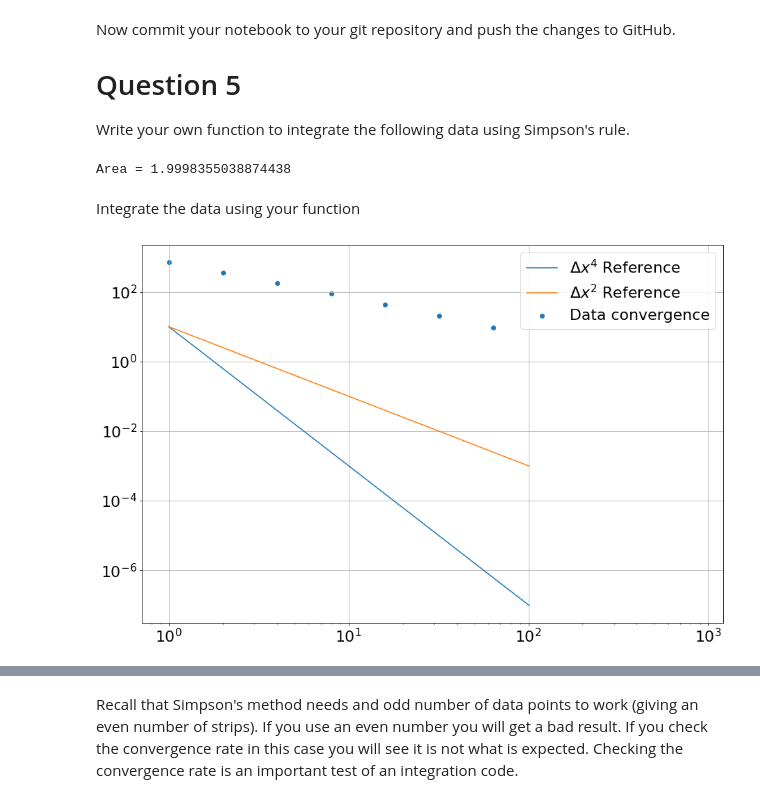
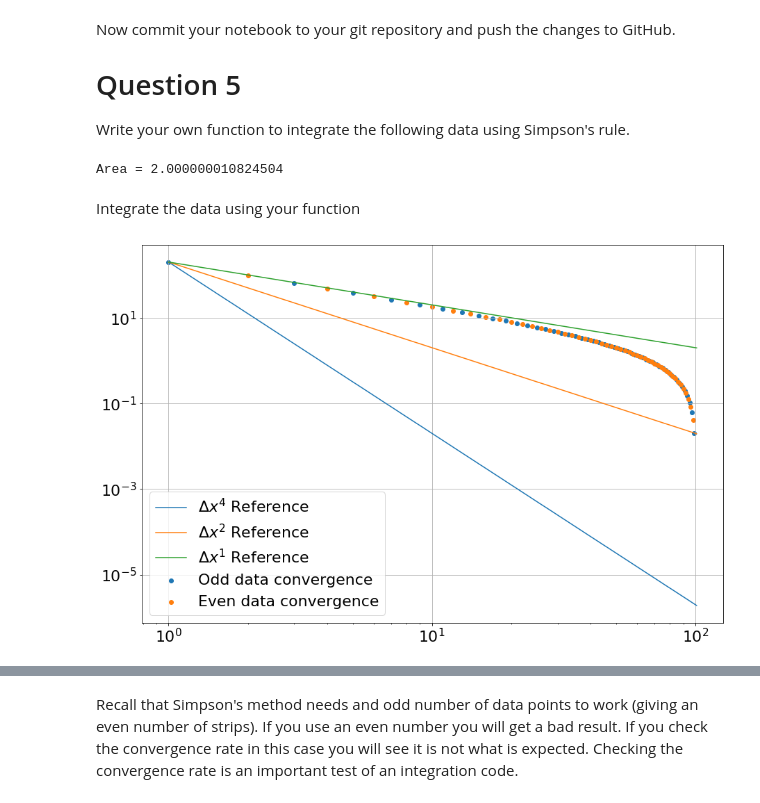
Before and after one commit to Conor-O-Mahony/ACM20030-Assignments, a Jupyter notebook: Assignment 4/Assignment-4.ipynb, the cells around one changed output, grey strips where cells are left out. Cells and saved outputs as stored; diff of their text form; code cells hidden in the pictures.

```diff
--- a/Assignment 4/Assignment-4.ipynb
+++ b/Assignment 4/Assignment-4.ipynb
@@ -286,46 +281,67 @@ y = np.sin(x)
 def SimpsIntegrate(y, x, dx):
     area = 0
     i = 0
-    while i < len(x)-1:
-        area += dx/6*(y[i]+4*((y[i+1]+y[i])/2) + y[i+1])
-        i += 1
+    while i < len(x)-2:
+        area += dx/3*(y[i]+4*y[i+1]+ y[i+2])
+        i += 2
 
     return area
 # %%
 print("Area =",SimpsIntegrate(y, x, dx))
 # %% [output]
-Area = 1.9998355038874438
+Area = 2.000000010824504
 # %% [markdown]
 Integrate the data using your function
 # %%
 I= -np.cos(np.pi) + np.cos(0)
-imax = 10;
+imax = 50
+x = np.linspace(0, np.pi, 101)
+y = np.sin(x)
 
 errSimps = np.empty((imax,2))
 i = 0
-N = 1
+N = 1 #Odd
 while i < imax:
     if N>101:
         break
     else:
         dx=(x[-1]-x[0])/N #Testing convergence by varying the size of delta x
         errSimps[i,0] = N
         errSimps[i,1] = np.abs(SimpsIntegrate(y, x, dx) - I)
 
-        N *= 2
+        N += 2
         i += 1
 
-plt.scatter(errSimps[:,0], errSimps[:,1], label="Data convergence")
+plt.scatter(errSimps[:,0], errSimps[:,1], label="Odd data convergence")
+
+errSimps = np.empty((imax,2))
+i = 0
+N = 2 #Even
+while i < imax:
+    if N>101:
+        break
+    else:
+        dx=(x[-1]-x[0])/N #Testing convergence by varying the size of delta x
+        errSimps[i,0] = N
+        errSimps[i,1] = np.abs(SimpsIntegrate(y, x, dx) - I)
+
+        N += 2
+        i += 1
+
+plt.scatter(errSimps[:,0], errSimps[:,1], label="Even data convergence")
 plt.yscale('log')
 plt.xscale('log')
 plt.grid(True)
 
 x=np.linspace(1,101)
-y=10*x**-4
+y=200*x**-4
 plt.plot(x,y, label="$\Delta x^{4}$ Reference")
 
-y=10*x**-2
+y=200*x**-2
 plt.plot(x,y, label="$\Delta x^{2}$ Reference")
+
+y=200*x**-1
+plt.plot(x,y, label="$\Delta x^{1}$ Reference")
 plt.legend();
 # %% [output]
-[figure, old version]
+[figure, new version]
```
Also changed, not shown: parts of 4 cells of this notebook.
